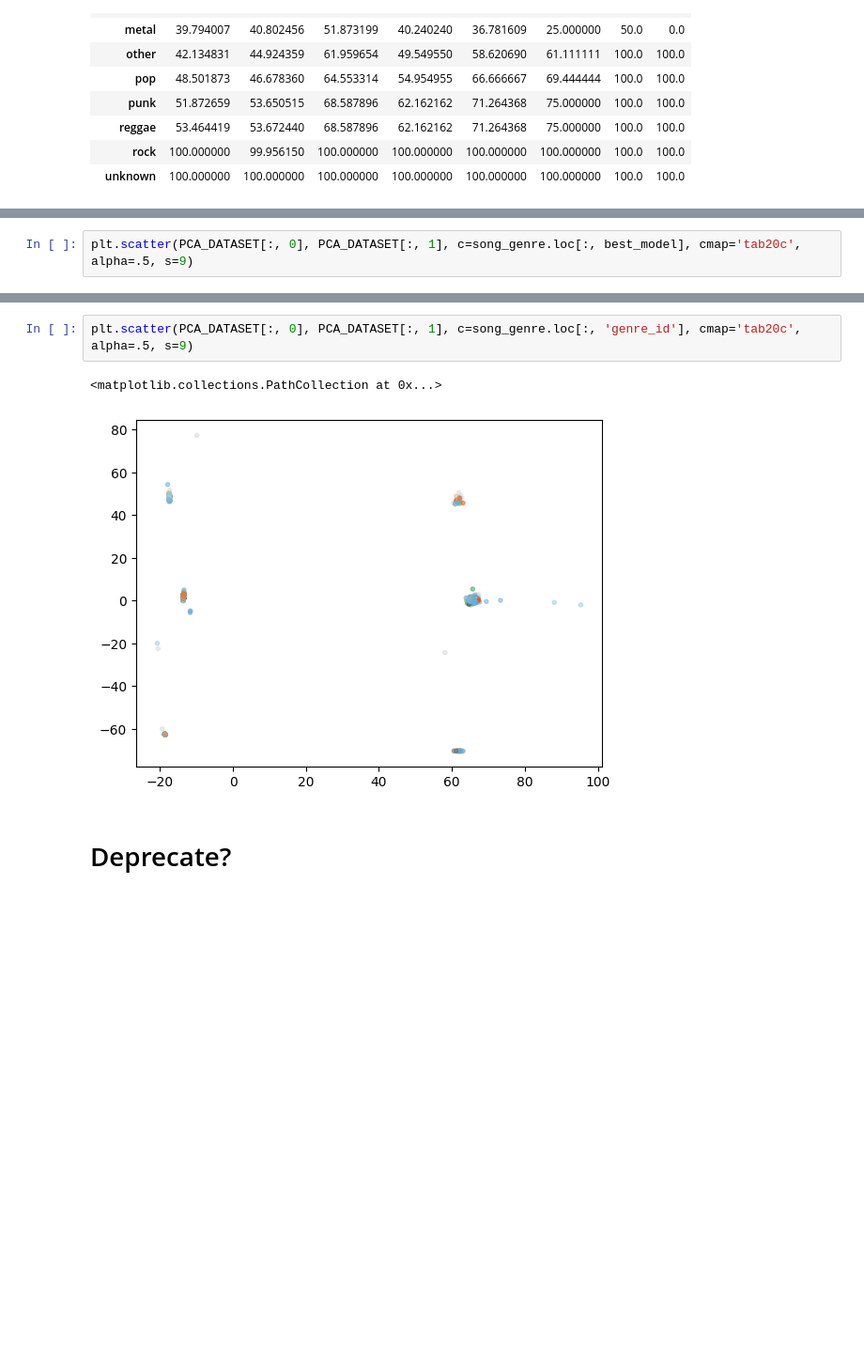
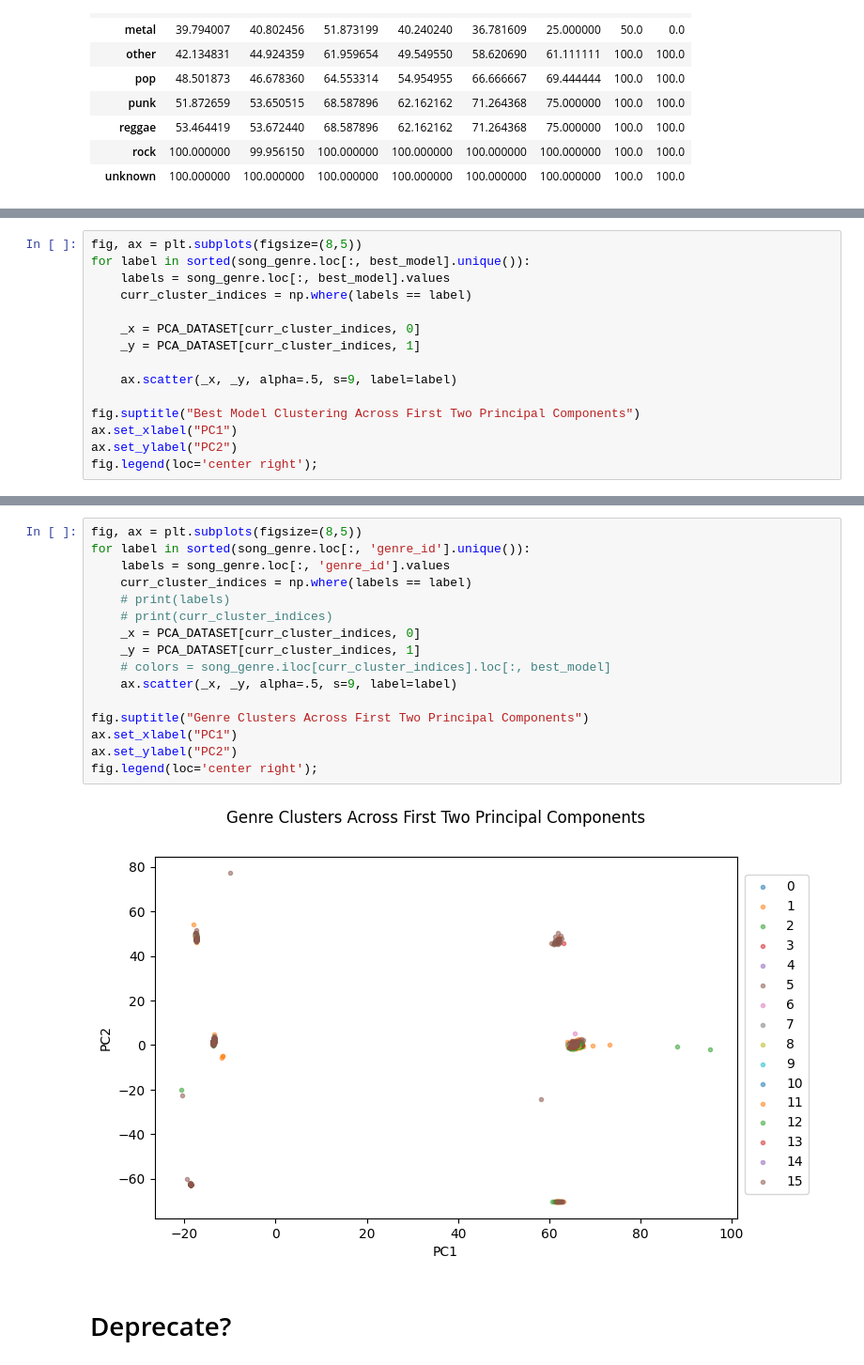
Before and after one commit to MattGroho/tab-hero, a Jupyter notebook: notebooks/unsupervised_pipeline_investigation.ipynb, the cells around one changed output, grey strips where cells are left out. Shown at 94% size. Cells and saved outputs as stored; diff of their text form; blank space fills up the shorter version.

```diff
--- a/notebooks/unsupervised_pipeline_investigation.ipynb
+++ b/notebooks/unsupervised_pipeline_investigation.ipynb
@@ -1728,3 +1738,16 @@ Given the overall low `homogeneity` and `completeness` scores, it's not too surp
 # %%
-plt.scatter(PCA_DATASET[:, 0], PCA_DATASET[:, 1], c=song_genre.loc[:, best_model], cmap='tab20c', alpha=.5, s=9)
+fig, ax = plt.subplots(figsize=(8,5))
+for label in sorted(song_genre.loc[:, best_model].unique()):
+    labels = song_genre.loc[:, best_model].values
+    curr_cluster_indices = np.where(labels == label)
+
+    _x = PCA_DATASET[curr_cluster_indices, 0]
+    _y = PCA_DATASET[curr_cluster_indices, 1]
+
+    ax.scatter(_x, _y, alpha=.5, s=9, label=label)
+
+fig.suptitle("Best Model Clustering Across First Two Principal Components")
+ax.set_xlabel("PC1")
+ax.set_ylabel("PC2")
+fig.legend(loc='center right');
 # %% [output]
@@ -1733,8 +1755,21 @@ plt.scatter(PCA_DATASET[:, 0], PCA_DATASET[:, 1], c=song_genre.loc[:, best_model
 # %%
-plt.scatter(PCA_DATASET[:, 0], PCA_DATASET[:, 1], c=song_genre.loc[:, 'genre_id'], cmap='tab20c', alpha=.5, s=9)
+fig, ax = plt.subplots(figsize=(8,5))
+for label in sorted(song_genre.loc[:, 'genre_id'].unique()):
+    labels = song_genre.loc[:, 'genre_id'].values
+    curr_cluster_indices = np.where(labels == label)
+    # print(labels)
+    # print(curr_cluster_indices)
+    _x = PCA_DATASET[curr_cluster_indices, 0]
+    _y = PCA_DATASET[curr_cluster_indices, 1]
+    # colors = song_genre.iloc[curr_cluster_indices].loc[:, best_model]
+    ax.scatter(_x, _y, alpha=.5, s=9, label=label)
+
+fig.suptitle("Genre Clusters Across First Two Principal Components")
+ax.set_xlabel("PC1")
+ax.set_ylabel("PC2")
+fig.legend(loc='center right');
 # %% [output]
-<matplotlib.collections.PathCollection at 0x...>
-[figure, old version]
+[figure, new version]
 # %% [markdown]
 # Deprecate?
 # %% [markdown]
```
Also changed, not shown: parts of 7 cells of this notebook.
